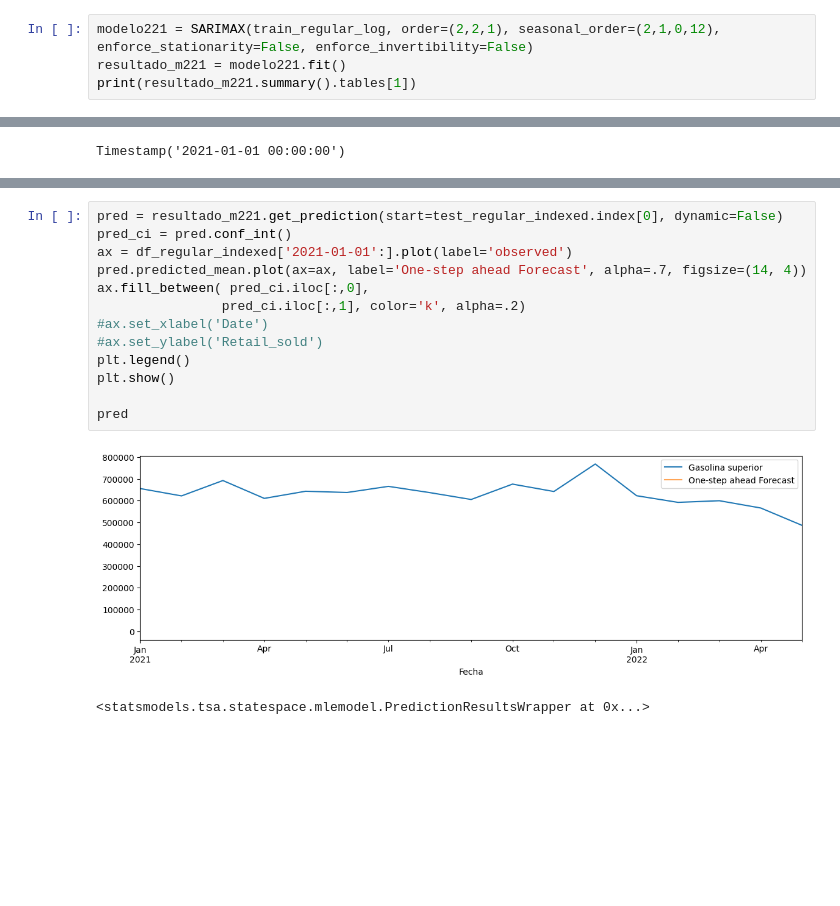
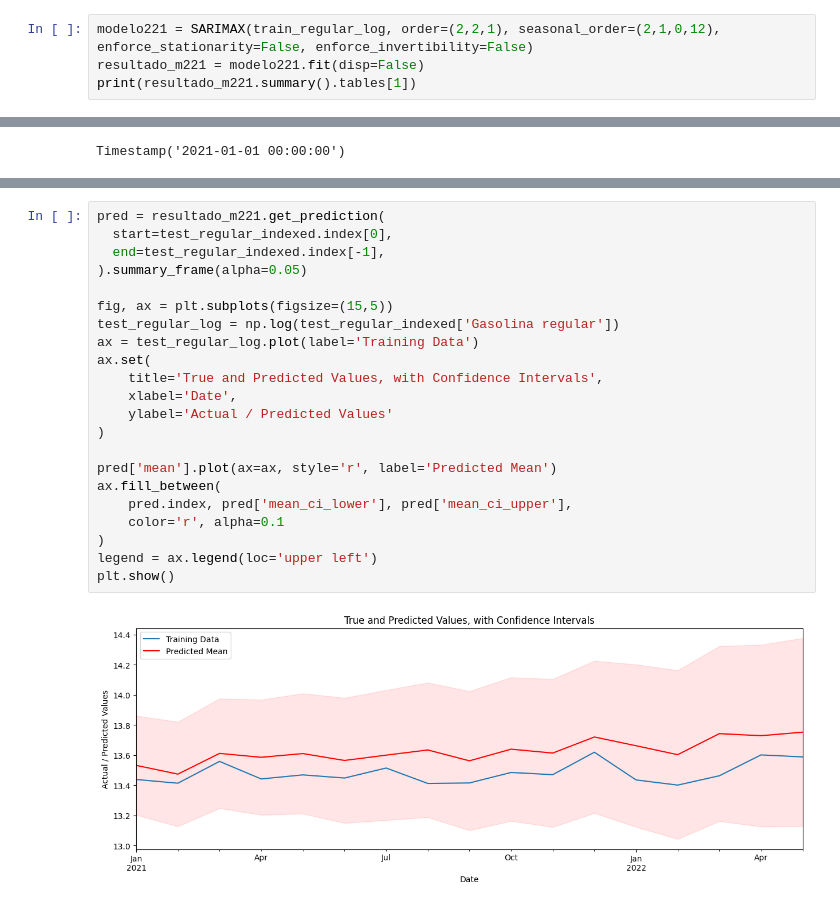
Before and after one commit to andreamalin/HDT2_DS, a Jupyter notebook: main.ipynb, the cells around one changed output, grey strips where cells are left out. Saved outputs shown, nothing was run; the diff lists cells and outputs as text; blank space fills up the shorter version.

Commit message:
Feat: prerdicted graphs

```diff
--- a/main.ipynb
+++ b/main.ipynb
@@ -443,7 +443,7 @@ plt.show()
 [figure]
 # %%
 modelo221 = SARIMAX(train_regular_log, order=(2,2,1), seasonal_order=(2,1,0,12), enforce_stationarity=False, enforce_invertibility=False)
-resultado_m221 = modelo221.fit()
+resultado_m221 = modelo221.fit(disp=False)
 print(resultado_m221.summary().tables[1])
 # %% [output]
 ==============================================================================
@@ -514,16 +510,24 @@ Timestamp('2021-01-01 00:00:00')
-# %%
-pred = resultado_m221.get_prediction(start=test_regular_indexed.index[0], dynamic=False)
-pred_ci = pred.conf_int()
-ax = df_regular_indexed['2021-01-01':].plot(label='observed')
-pred.predicted_mean.plot(ax=ax, label='One-step ahead Forecast', alpha=.7, figsize=(14, 4))
-ax.fill_between( pred_ci.iloc[:,0],
-                pred_ci.iloc[:,1], color='k', alpha=.2)
-#ax.set_xlabel('Date')
-#ax.set_ylabel('Retail_sold')
-plt.legend()
-plt.show()
-
-pred
-# %% [output]
-[figure, removed]
-<statsmodels.tsa.statespace.mlemodel.PredictionResultsWrapper at 0x...>
+# %%
+pred = resultado_m221.get_prediction(
+  start=test_regular_indexed.index[0],
+  end=test_regular_indexed.index[-1],
+).summary_frame(alpha=0.05)
+
+fig, ax = plt.subplots(figsize=(15,5))
+test_regular_log = np.log(test_regular_indexed['Gasolina regular'])
+ax = test_regular_log.plot(label='Training Data')
+ax.set(
+    title='True and Predicted Values, with Confidence Intervals',
+    xlabel='Date',
+    ylabel='Actual / Predicted Values'
+)
+
+pred['mean'].plot(ax=ax, style='r', label='Predicted Mean')
+ax.fill_between(
+    pred.index, pred['mean_ci_lower'], pred['mean_ci_upper'],
+    color='r', alpha=0.1
+)
+legend = ax.legend(loc='upper left')
+plt.show()
+# %% [output]
+[figure, added]
```
Also changed, not shown: parts of 7 cells of this notebook.
